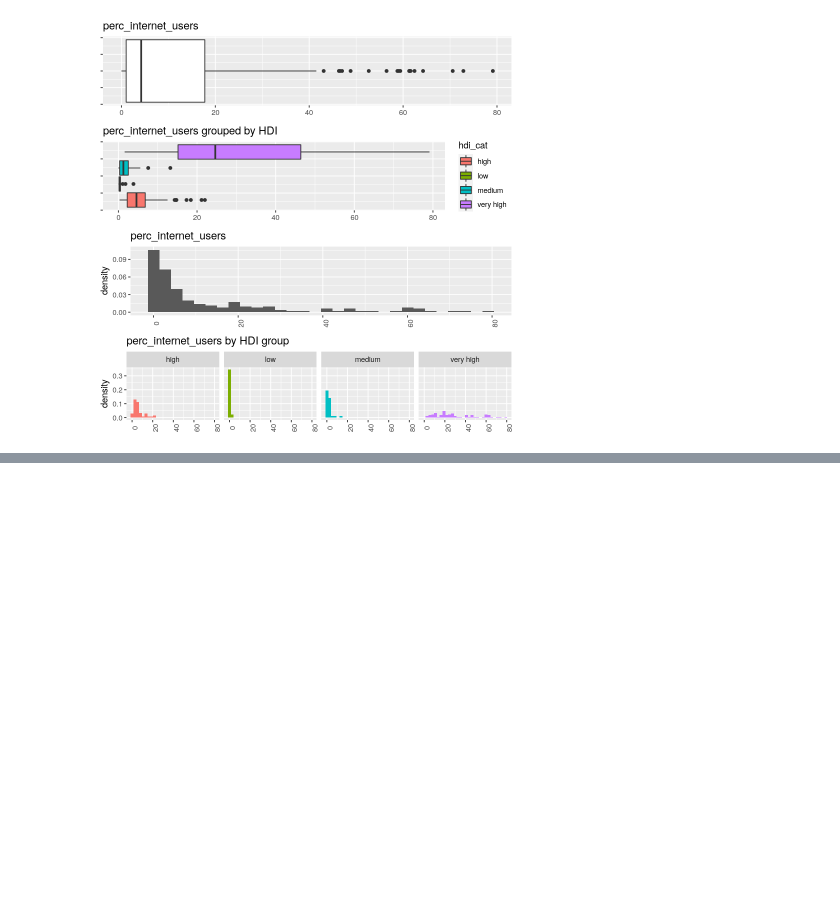
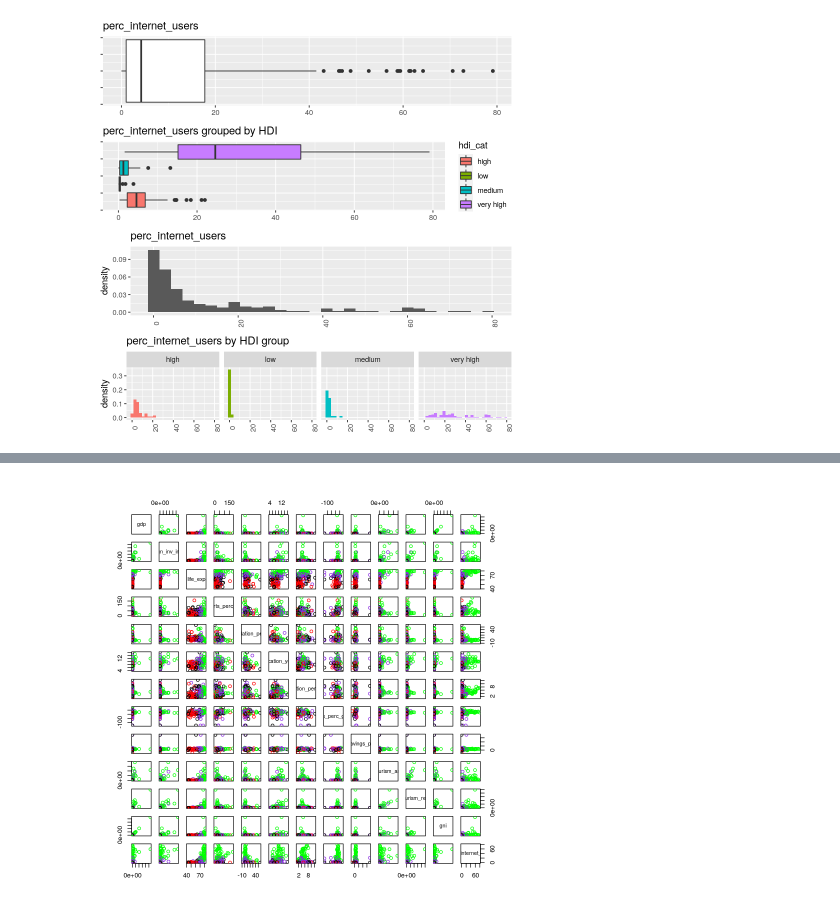
Before and after one commit to dreth/UC3MStatisticalLearning, a Jupyter notebook: EDA.ipynb, the cells around one changed output, grey strips where cells are left out. Saved outputs shown, nothing was run; the diff lists cells and outputs as text; code cells hidden in the pictures; blank space fills up the shorter version.

```diff
--- a/EDA.ipynb
+++ b/EDA.ipynb
@@ -57,4 +62,21 @@ plots <- function(dataset, col, fw=FALSE, hist='default',
         grid.arrange(p3,p4, nrow=2)}
     else {grid.arrange(p1,p2,p3,p4, nrow=4)}
 }
+# %%
+# Helper function to colour num. variables by cat. variables
+colors <- function(cat_var, colors_vector) {
+    kleuren <- as.numeric(as.factor(cat_var))
+    foreach (i=1:length(kleuren), kleur=kleuren) %do% {
+        kleuren[i] = colors_vector[kleur]
+    }
+    return(kleuren)
+}
+# %%
+# Selecting colours per HDI
+color_1 <- "blueviolet"
+color_2 <- "red"
+color_3 <- "black"
+color_4 <- "green"
+palette <- c(color_1,color_2,color_3,color_4)
+hdi_colours <- colors(df$hdi_cat,palette)
 # %%
@@ -267,0 +314,4 @@ Warning message in if (density == "default") {:
+# %%
+pairs(pa,pch=1,col=hdi_colours)
+# %% [output]
+[figure, added]
```
Also changed, not shown: parts of 11 cells of this notebook, 1 other file.
